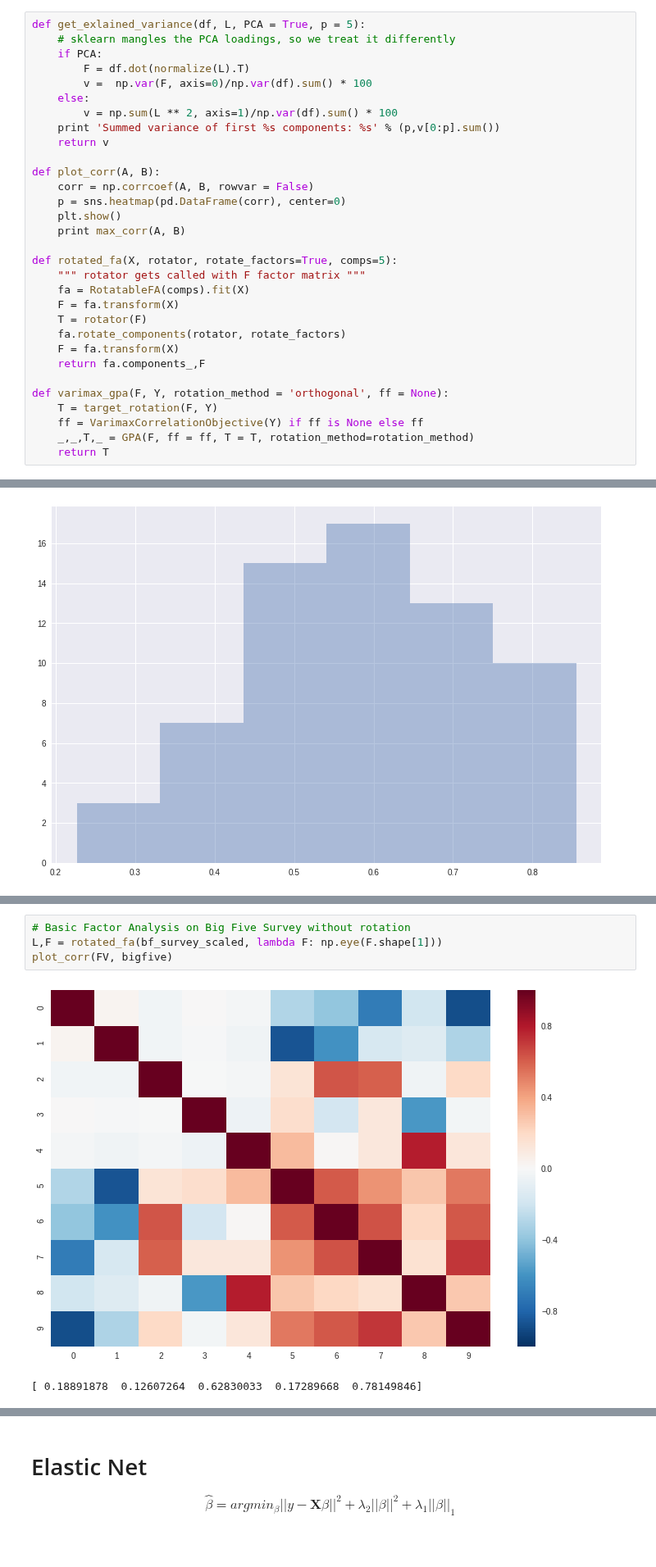
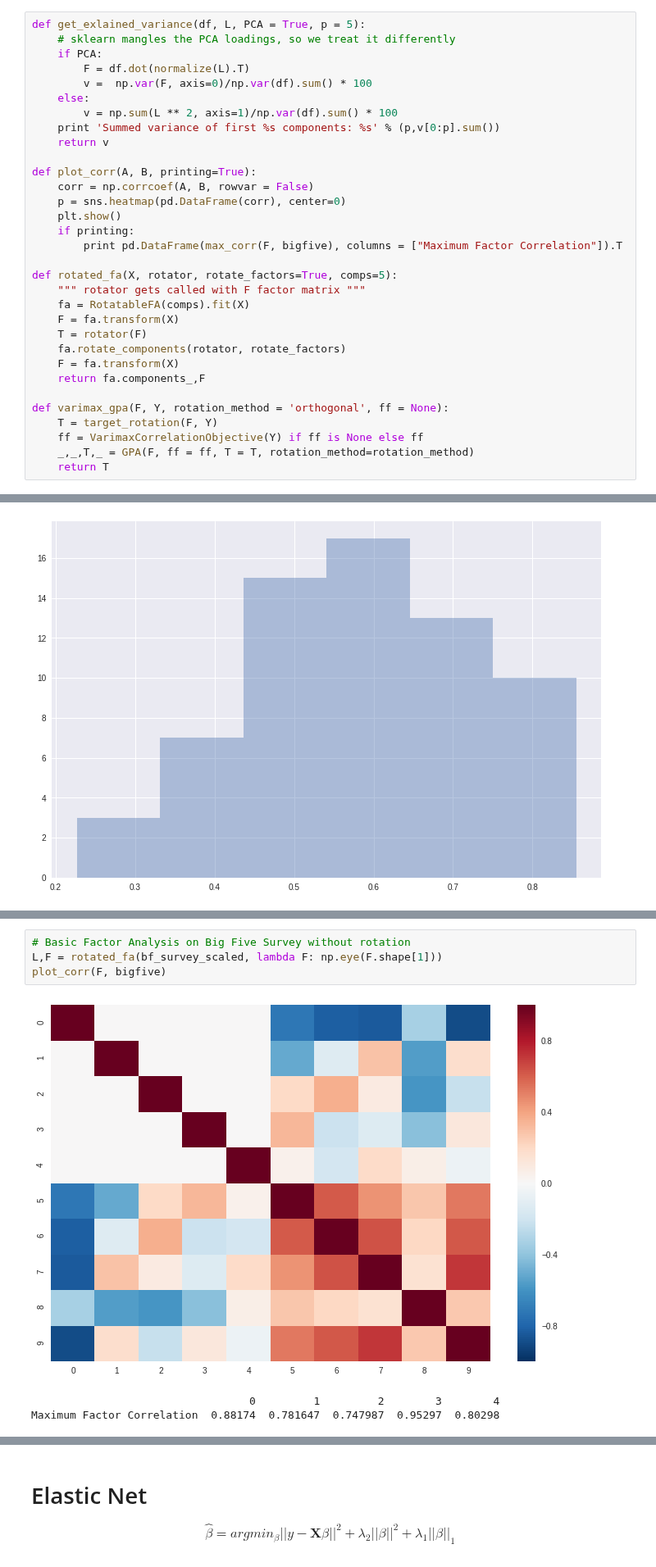
Before and after one commit to nandanrao/education, a Jupyter notebook: defense/defense.ipynb, the cells around one changed output, grey strips where cells are left out. Shown at 82% size. Drawn from its saved outputs; the diff is of its cells as text.

```diff
--- a/defense/defense.ipynb
+++ b/defense/defense.ipynb
@@ -67,11 +67,12 @@ def get_exlained_variance(df, L, PCA = True, p = 5):
     print 'Summed variance of first %s components: %s' % (p,v[0:p].sum())
     return v
 
-def plot_corr(A, B):
+def plot_corr(A, B, printing=True):
     corr = np.corrcoef(A, B, rowvar = False)
     p = sns.heatmap(pd.DataFrame(corr), center=0)
     plt.show()
-    print max_corr(A, B)
+    if printing:
+        print pd.DataFrame(max_corr(F, bigfive), columns = ["Maximum Factor Correlation"]).T
 
 def rotated_fa(X, rotator, rotate_factors=True, comps=5):
     """ rotator gets called with F factor matrix """
@@ -141,10 +213,11 @@ Summed variance of first 5 components: 37.2189799093
 # %%
 # Basic Factor Analysis on Big Five Survey without rotation
 L,F = rotated_fa(bf_survey_scaled, lambda F: np.eye(F.shape[1]))
-plot_corr(FV, bigfive)
+plot_corr(F, bigfive)
 # %% [output]
-[figure, old version]
+[figure, new version]
-[ 0.18891878  0.12607264  0.62830033  0.17289668  0.78149846]
+                                  0         1         2        3        4
+Maximum Factor Correlation  0.88174  0.781647  0.747987  0.95297  0.80298
 # %%
 # Factor Analysis with factors rotated to minimize L2 Norm with Big Five
 L,F = rotated_fa(bf_survey_scaled, lambda F: target_rotation(F, bigfive))
```
Also changed, not shown: parts of 20 cells of this notebook, 23 other files.
